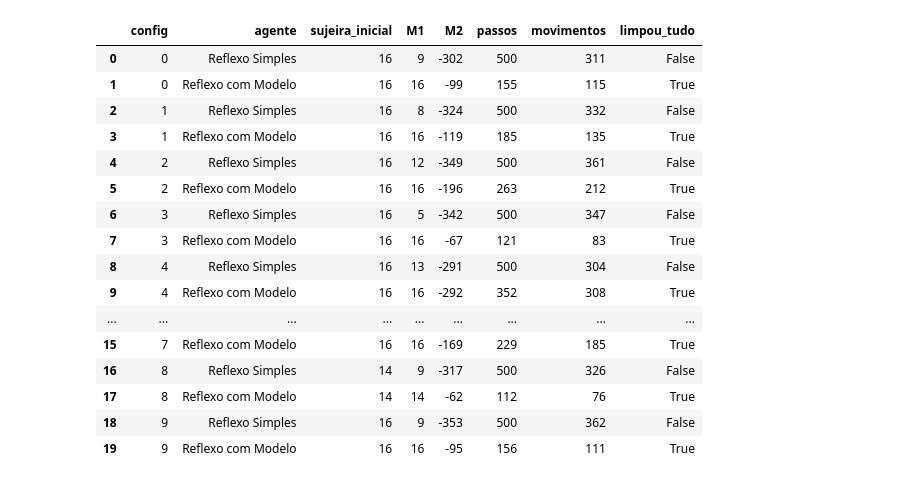
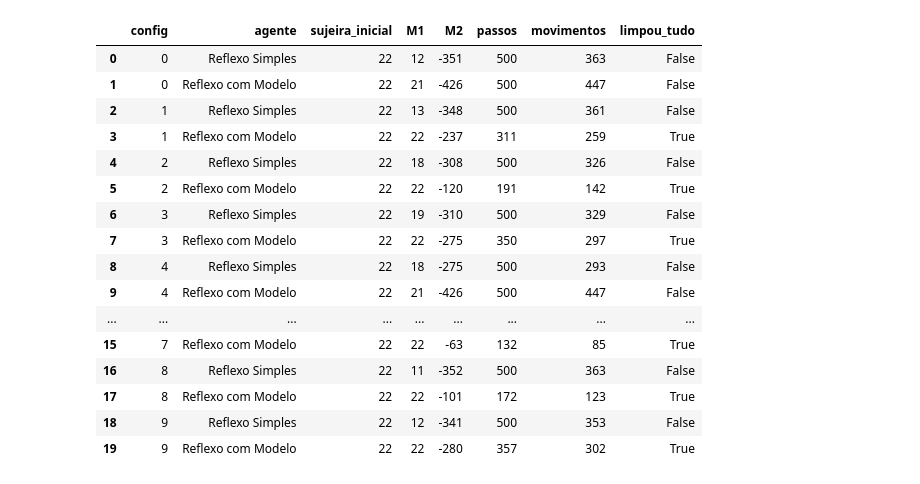
Before and after one commit to J0Vict0r/IC-Projeto1, a Jupyter notebook: avaliacao_agentes_aspirador.ipynb, the cells around one changed output. Drawn from its saved outputs; the diff is of its cells as text; code cells hidden in the pictures.

```diff
--- a/avaliacao_agentes_aspirador.ipynb
+++ b/avaliacao_agentes_aspirador.ipynb
@@ -142,18 +142,25 @@ class ModelBasedReflexAgent:
         self.known[self.pos] = "dirty" if percept["dirty"] else "clean"
 
     def _choose_direction(self):
-        """Prioriza mover para célula desconhecida > suja > limpa; evita obstáculo."""
+        """
+        Prioriza mover para célula desconhecida > suja > limpa;
+        NUNCA escolhe uma direção cujo destino já é um obstáculo conhecido.
+        Retorna None se todas as direções vizinhas já forem obstáculos
+        conhecidos (agente cercado): nesse caso não há movimento seguro.
+        """
         candidatos = []
         for direcao, (dr, dc) in VacuumEnvironment.MOVES.items():
             destino = (self.pos[0] + dr, self.pos[1] + dc)
             estado = self.known.get(destino, "unknown")
             if estado == "obstacle":
-                continue
+                continue  # exclui explicitamente destinos já sabidos bloqueados
             prioridade = {"unknown": 0, "dirty": 1, "clean": 2}[estado]
             candidatos.append((prioridade, direcao))
 
         if not candidatos:
-            return self.rng.choice(list(VacuumEnvironment.MOVES.keys()))
+            # Cercado por obstáculos/limites conhecidos em todas as direções:
+            # não existe ação de movimento que não repita uma colisão.
+            return None
 
         melhor_prioridade = min(candidatos, key=lambda x: x[0])[0]
         melhores = [d for p, d in candidatos if p == melhor_prioridade]
@@ -165,7 +172,10 @@ class ModelBasedReflexAgent:
         if percept["dirty"]:
             acao = "Suck"
         else:
-            acao = self._choose_direction()
+            direcao = self._choose_direction()
+            # Se estiver cercado por obstáculos conhecidos, não tenta se
+            # mover (evitaria repetir uma colisão já conhecida): faz NoOp.
+            acao = direcao if direcao is not None else "NoOp"
 
         self.last_action = acao
         return acao
@@ -222,7 +232,7 @@ def reachable_cells(rows, cols, obstacle_cells, start):
     return visitadas
 
 
-def generate_configs(rows, cols, n_configs, dirt_ratio=0.3, obstacle_ratio=0.15, seed=0):
+def generate_configs(rows, cols, n_configs, dirt_ratio=0.4, obstacle_ratio=0.15, seed=0):
     """
     Gera várias configurações iniciais (sujeira, obstáculos, posição do agente).
     A sujeira é sempre colocada apenas em células alcançáveis pelo agente,
@@ -257,54 +267,54 @@ ROWS, COLS = 8, 8
 N_CONFIGS = 10
 MAX_STEPS = 500
 
-configs = generate_configs(ROWS, COLS, N_CONFIGS, seed=6)
+configs = generate_configs(ROWS, COLS, N_CONFIGS, seed=42)
 
 agent_types = {
     "Reflexo Simples": SimpleReflexAgent,
     "Reflexo com Modelo": ModelBasedReflexAgent,
 }
 
 resultados = []
 for cfg_idx, cfg in enumerate(configs):
     for agent_name, AgentClass in agent_types.items():
         # Cada agente recebe uma cópia nova do ambiente inicial
         env = VacuumEnvironment(
             ROWS, COLS,
             cfg["dirt_cells"], cfg["obstacle_cells"], cfg["agent_pos"],
         )
         agent = AgentClass(seed=cfg_idx)
         res = run_simulation(env, agent, max_steps=MAX_STEPS)
         resultados.append({
             "config": cfg_idx,
             "agente": agent_name,
             "sujeira_inicial": len(cfg["dirt_cells"]),
             "M1": res["M1"],
             "M2": res["M2"],
             "passos": res["passos"],
             "movimentos": res["movimentos"],
             "limpou_tudo": res["limpou_tudo"],
         })
 
 df = pd.DataFrame(resultados)
 df
 # %% [output]
 |  | config | agente | sujeira_inicial | M1 | M2 | passos | movimentos | limpou_tudo |
-| 0 | 0 | Reflexo Simples | 16 | 9 | -302 | 500 | 311 | False |
-| 1 | 0 | Reflexo com Modelo | 16 | 16 | -99 | 155 | 115 | True |
-| 2 | 1 | Reflexo Simples | 16 | 8 | -324 | 500 | 332 | False |
-| 3 | 1 | Reflexo com Modelo | 16 | 16 | -119 | 185 | 135 | True |
-| 4 | 2 | Reflexo Simples | 16 | 12 | -349 | 500 | 361 | False |
-| 5 | 2 | Reflexo com Modelo | 16 | 16 | -196 | 263 | 212 | True |
-| 6 | 3 | Reflexo Simples | 16 | 5 | -342 | 500 | 347 | False |
-| 7 | 3 | Reflexo com Modelo | 16 | 16 | -67 | 121 | 83 | True |
-| 8 | 4 | Reflexo Simples | 16 | 13 | -291 | 500 | 304 | False |
-| 9 | 4 | Reflexo com Modelo | 16 | 16 | -292 | 352 | 308 | True |
+| 0 | 0 | Reflexo Simples | 22 | 12 | -351 | 500 | 363 | False |
+| 1 | 0 | Reflexo com Modelo | 22 | 21 | -426 | 500 | 447 | False |
+| 2 | 1 | Reflexo Simples | 22 | 13 | -348 | 500 | 361 | False |
+| 3 | 1 | Reflexo com Modelo | 22 | 22 | -237 | 311 | 259 | True |
+| 4 | 2 | Reflexo Simples | 22 | 18 | -308 | 500 | 326 | False |
+| 5 | 2 | Reflexo com Modelo | 22 | 22 | -120 | 191 | 142 | True |
+| 6 | 3 | Reflexo Simples | 22 | 19 | -310 | 500 | 329 | False |
+| 7 | 3 | Reflexo com Modelo | 22 | 22 | -275 | 350 | 297 | True |
+| 8 | 4 | Reflexo Simples | 22 | 18 | -275 | 500 | 293 | False |
+| 9 | 4 | Reflexo com Modelo | 22 | 21 | -426 | 500 | 447 | False |
 | ... | ... | ... | ... | ... | ... | ... | ... | ... |
-| 15 | 7 | Reflexo com Modelo | 16 | 16 | -169 | 229 | 185 | True |
-| 16 | 8 | Reflexo Simples | 14 | 9 | -317 | 500 | 326 | False |
-| 17 | 8 | Reflexo com Modelo | 14 | 14 | -62 | 112 | 76 | True |
-| 18 | 9 | Reflexo Simples | 16 | 9 | -353 | 500 | 362 | False |
-| 19 | 9 | Reflexo com Modelo | 16 | 16 | -95 | 156 | 111 | True |
+| 15 | 7 | Reflexo com Modelo | 22 | 22 | -63 | 132 | 85 | True |
+| 16 | 8 | Reflexo Simples | 22 | 11 | -352 | 500 | 363 | False |
+| 17 | 8 | Reflexo com Modelo | 22 | 22 | -101 | 172 | 123 | True |
+| 18 | 9 | Reflexo Simples | 22 | 12 | -341 | 500 | 353 | False |
+| 19 | 9 | Reflexo com Modelo | 22 | 22 | -280 | 357 | 302 | True |
 # %%
 # Tabela: pontuação M1 e M2 por configuração e agente
 tabela = df.pivot_table(index="config", columns="agente", values=["M1", "M2"])
```
Also changed, not shown: parts of 6 cells of this notebook, 2 other files.
